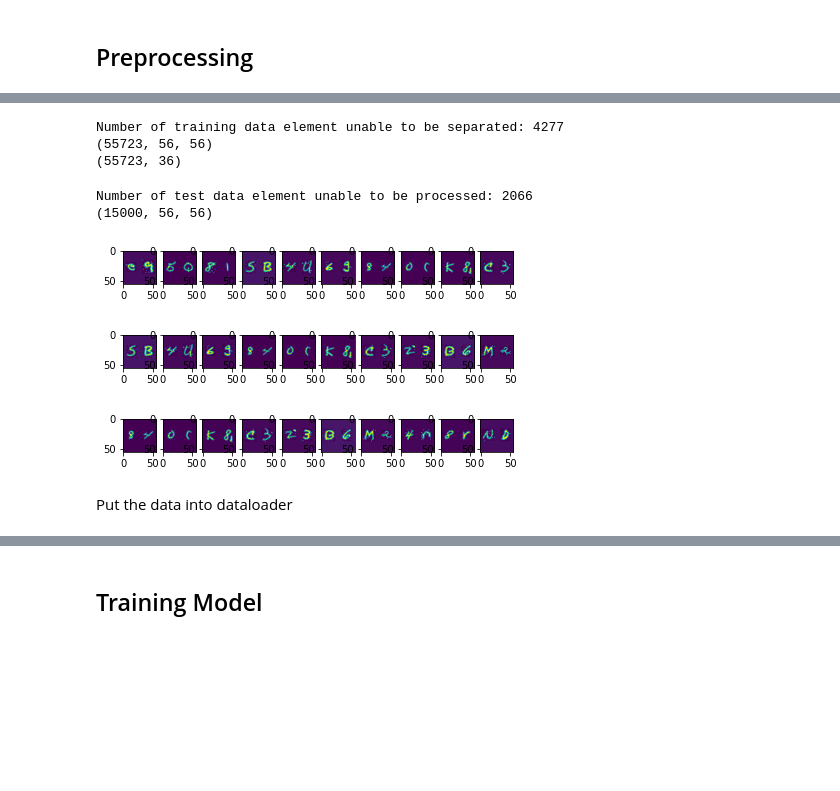
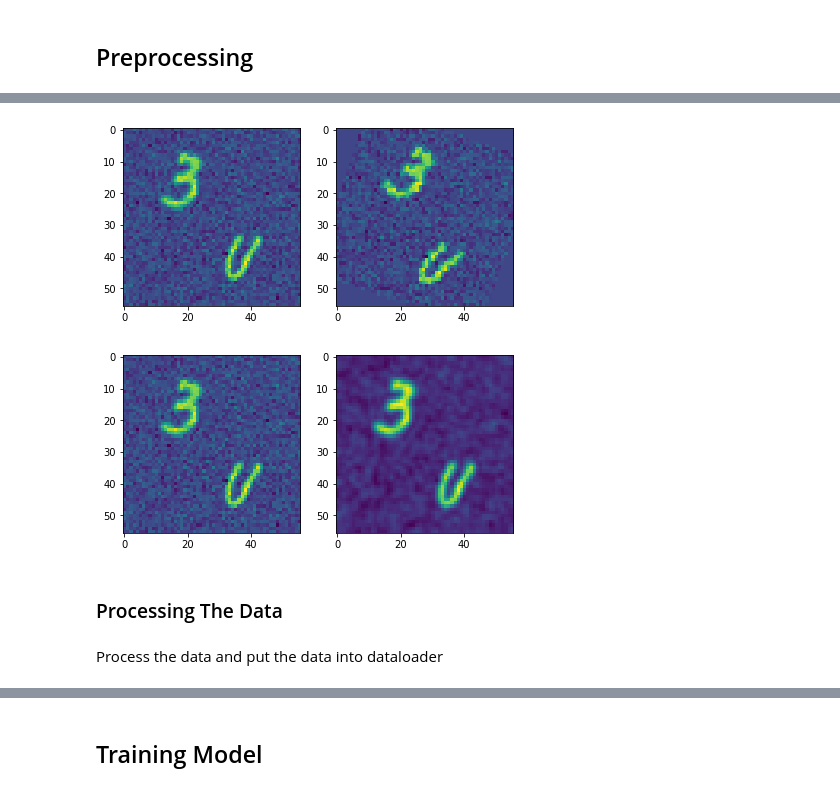
Before and after one commit to shubymao/comp551-p3, a Jupyter notebook: Project_3_Notebook.ipynb, the cells around one changed output, grey strips where cells are left out. Saved outputs shown, nothing was run; the diff lists cells and outputs as text; code cells hidden in the pictures; blank space fills up the shorter version.

```diff
--- a/Project_3_Notebook.ipynb
+++ b/Project_3_Notebook.ipynb
@@ -48,8 +49,14 @@ mapping = list(string.ascii_lowercase)
 training_data, training_labels, testing_data = None, None, None
 with open("/content/drive/My Drive/data/images_l.pkl", 'rb') as f:
     training_data = pkl.load(f)
+    validation_size = training_data.shape[0]//10
+    validation_data = training_data[0:validation_size]
+    training_data = training_data[validation_size:]
 with open("/content/drive/My Drive/data/labels_l.pkl", 'rb') as f:
     training_labels = pkl.load(f)
+    validation_size = training_labels.shape[0]//10
+    validation_labels = training_labels[0:validation_size]
+    training_labels = training_labels[validation_size:]
 with open("/content/drive/My Drive/data/images_test.pkl", 'rb') as f:
     testing_data = pkl.load(f)
 # %% [markdown]
@@ -132,12 +77,9 @@ def img_grid(row,col,imgs):
   for r in range(row):
     fig, axs = plt.subplots(nrows=1, ncols=col, figsize=(7.,10.))
     for i, ax in enumerate(axs.flatten()):
+        if(len(imgs) <= r*col+i):
+          return
         plt.sca(ax)
-        plt.imshow(imgs[r*row+i])
-        #plt.colorbar()
+        plt.imshow(imgs[r*col+i])
+    # plt.colorbar()
     plt.show()
-# np.random.choice(training_data.shape[0], 3, replace=False)
-for ind in np.random.choice(training_data.shape[0], 3, replace=False):
-  img = training_data[ind]
-  _, stages,_ = pre_processing(img, show_all=True)
-  if stages is not None: img_grid(1,len(stages),stages)
@@ -165,28 +86,24 @@ def normalize_data(data):
-# %%
-normalized_training_data = normalize_data(training_data)
-processed_training_data, bad_training_index = process_data(training_data)
-print(f'Number of training data element unable to be separated: {len(bad_training_index)}')
-processed_training_data = np.delete(processed_training_data, bad_training_index, axis=0)
-processed_training_labels = np.delete(training_labels, bad_training_index, axis=0)
-# We append the processed to original as additional training data
-final_training_data = np.append(normalized_training_data, processed_training_data, axis=0)
-final_training_labels = np.append(training_labels, processed_training_labels, axis=0)
-print(final_training_data.shape)
-print(final_training_labels.shape)
-# %% [output]
-Number of training data element unable to be separated: 4277
-(55723, 56, 56)
-(55723, 36)
-# %%
-processed_testing_data, bad_testing_index = process_data(testing_data)
-print(f'Number of test data element unable to be processed: {len(bad_testing_index)}')
-print(np.shape(processed_testing_data))
-# %% [output]
-Number of test data element unable to be processed: 2066
-(15000, 56, 56)
-# %%
-img_grid(3,10,processed_training_data[0:30])
-# %% [output]
-[figure, removed]
-[figure, removed]
-[figure, removed]
+# %%
+def generate_rotation(image_tensor, rotate_angles=[-20,20]):
+    outputs = []
+    for angle in rotate_angles:
+      outputs.append(TF.rotate(image_tensor, angle))
+    return outputs
+
+sample_tensor = torch.from_numpy(training_data[0,None]).float()
+rotated_tensor = generate_rotation(sample_tensor)[0]
+img_grid(1,2,[sample_tensor[0],rotated_tensor[0]])
+# %% [output]
+[figure, added]
+# %%
+def generate_blur(image_tensor, blur_kernal = [1]):
+  outputs = []
+  for k in blur_kernal:
+    outputs.append(TF.gaussian_blur(image_tensor, [k,k]))
+  return outputs
+
+sample_tensor = torch.from_numpy(training_data[0,None]).float()
+sharp_tensor = generate_blur(sample_tensor,[3])[0]
+img_grid(1,2,[sample_tensor[0],sharp_tensor[0]])
+# %% [output]
+[figure, added]
@@ -193,2 +146,4 @@ img_grid(3,10,processed_training_data[0:30])
+# %% [markdown]
+### Processing The Data
 # %% [markdown]
-Put the data into dataloader
+Process the data and put the data into dataloader
```
Also changed, not shown: parts of 49 cells of this notebook.
